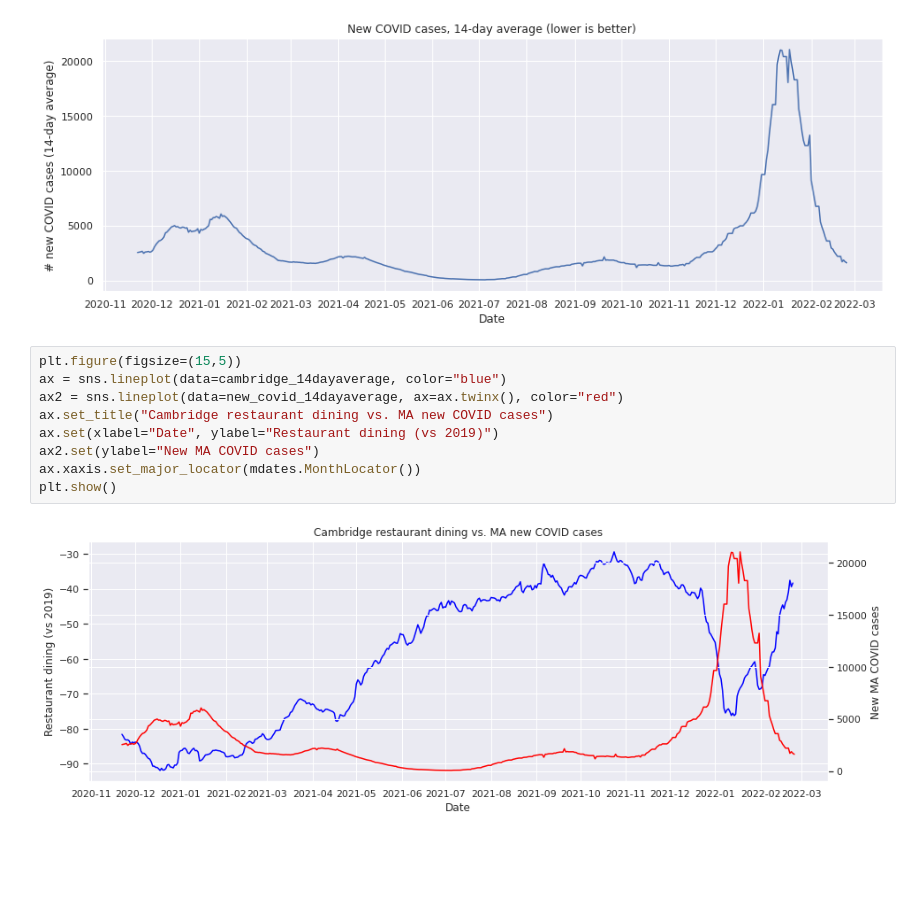
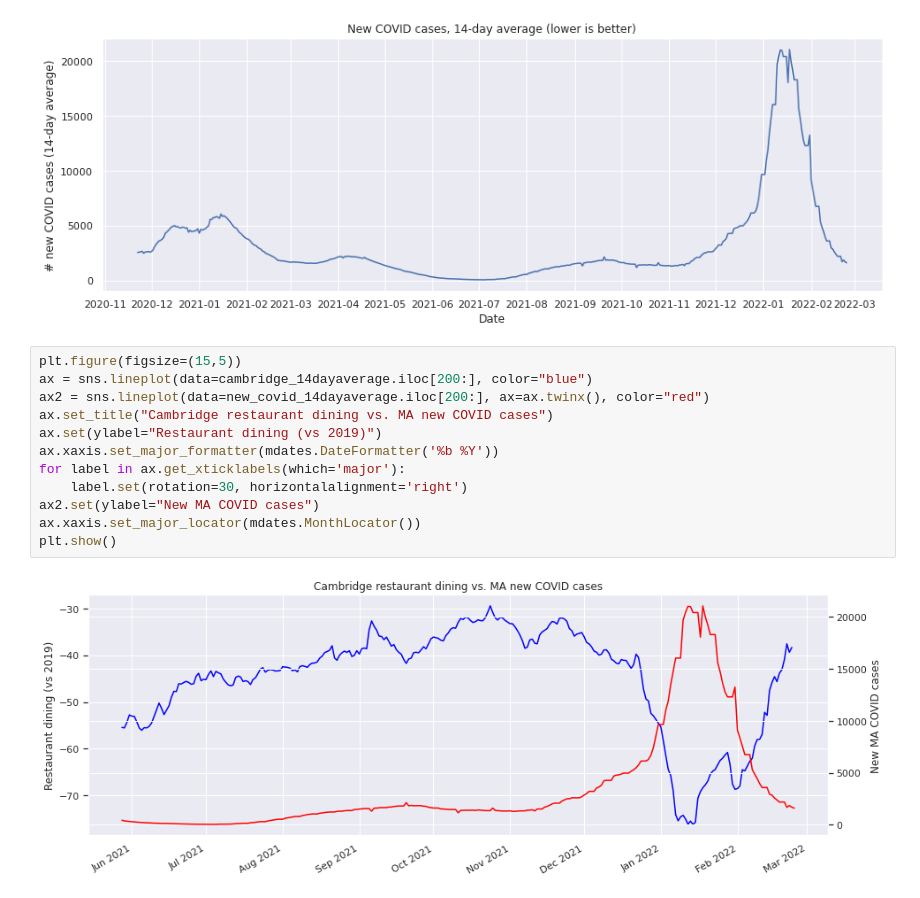
Before and after one commit to itamarst/cambridge-dining, a Jupyter notebook: dining-cambridge.ipynb, the cells around one changed output. Drawn from its saved outputs; the diff is of its cells as text; blank space fills up the shorter version.

```diff
--- a/dining-cambridge.ipynb
+++ b/dining-cambridge.ipynb
@@ -95,12 +98,15 @@ plot_series(new_covid_14dayaverage, "New COVID cases, 14-day average (lower is b
 [figure]
 # %%
 plt.figure(figsize=(15,5))
-ax = sns.lineplot(data=cambridge_14dayaverage, color="blue")
-ax2 = sns.lineplot(data=new_covid_14dayaverage, ax=ax.twinx(), color="red")
+ax = sns.lineplot(data=cambridge_14dayaverage.iloc[200:], color="blue")
+ax2 = sns.lineplot(data=new_covid_14dayaverage.iloc[200:], ax=ax.twinx(), color="red")
 ax.set_title("Cambridge restaurant dining vs. MA new COVID cases")
-ax.set(xlabel="Date", ylabel="Restaurant dining (vs 2019)")
+ax.set(ylabel="Restaurant dining (vs 2019)")
+ax.xaxis.set_major_formatter(mdates.DateFormatter('%b %Y'))
+for label in ax.get_xticklabels(which='major'):
+    label.set(rotation=30, horizontalalignment='right')
 ax2.set(ylabel="New MA COVID cases")
 ax.xaxis.set_major_locator(mdates.MonthLocator())
 plt.show()
 # %% [output]
-[figure, old version]
+[figure, new version]
```
Also changed, not shown: parts of 3 cells of this notebook.
